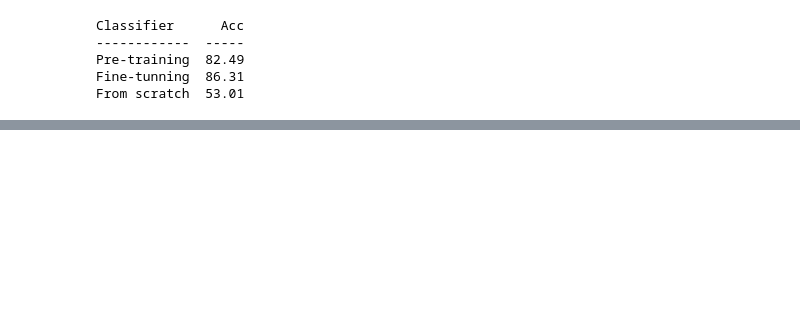
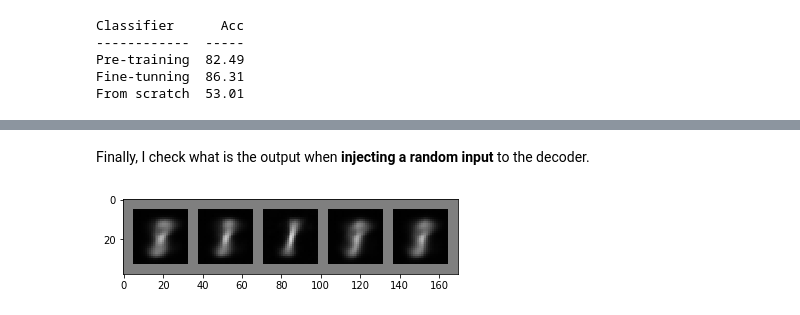
Before and after one commit to alvaroguerin/dlai-2019-projects, a Jupyter notebook: team13/team13.ipynb, the cells around one changed output, grey strips where cells are left out. Drawn from its saved outputs; the diff is of its cells as text; code cells hidden in the pictures; blank space fills up the shorter version.

```diff
--- a/team13/team13.ipynb
+++ b/team13/team13.ipynb
@@ -537,0 +607,25 @@ From scratch  53.01
+# %%
+class VARdecoder(nn.Module):
+  def __init__(self, hparams, bottleneck):
+    super(VARdecoder, self).__init__()
+
+    self.bottleneck = bottleneck
+
+    self.convs = nn.Sequential(
+        nn.ConvTranspose2d(hparams['hidden2'], hparams['hidden1'], 4, stride = 2, padding = 1),
+        nn.BatchNorm2d(hparams['hidden1']),
+        nn.ReLU(True),
+        nn.ConvTranspose2d(hparams['hidden1'], 1, 4, stride = 2, padding = 1),
+        nn.BatchNorm2d(1),
+        nn.Tanh()
+    )
+
+    self.linear = nn.Linear(bottleneck, hparams['hidden2']*7*7)
+    self.relu = nn.ReLU()
+
+  def forward(self, x):
+    x = self.linear(x)
+    x = self.relu(x)
+    x = x.view(x.size(0), hparams['hidden2'], 7, 7)
+    x = self.convs(x)
+    return x
@@ -537,0 +810,13 @@ From scratch  53.01
+# %% [markdown]
+Finally, I check what is the output when **injecting a random input** to the decoder.
+# %%
+modelVar.eval()
+
+latent = torch.randn(5, hparams['bottleneck1'])
+output = modelVar.decoder(latent.to(device))
+output = output.detach().cpu()
+
+show_image(utils.make_grid(output[:5],5,5))
+plt.show()
+# %% [output]
+[figure, added]
```
Also changed, not shown: parts of 52 cells of this notebook.
